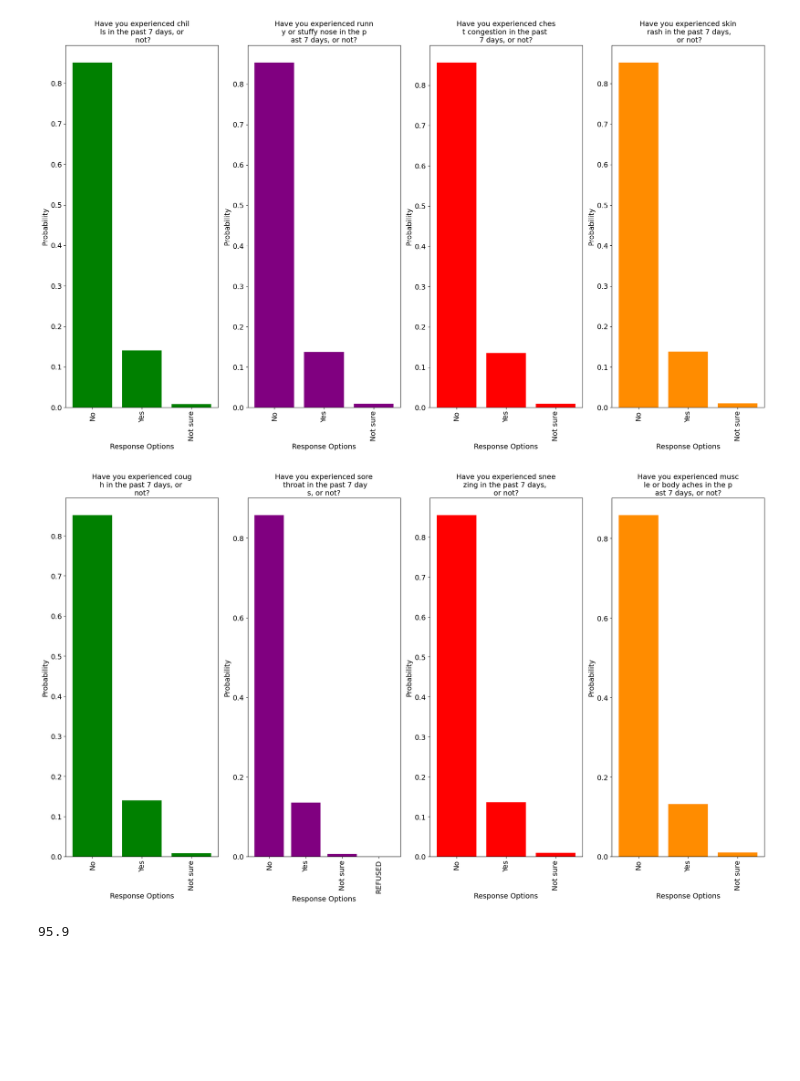
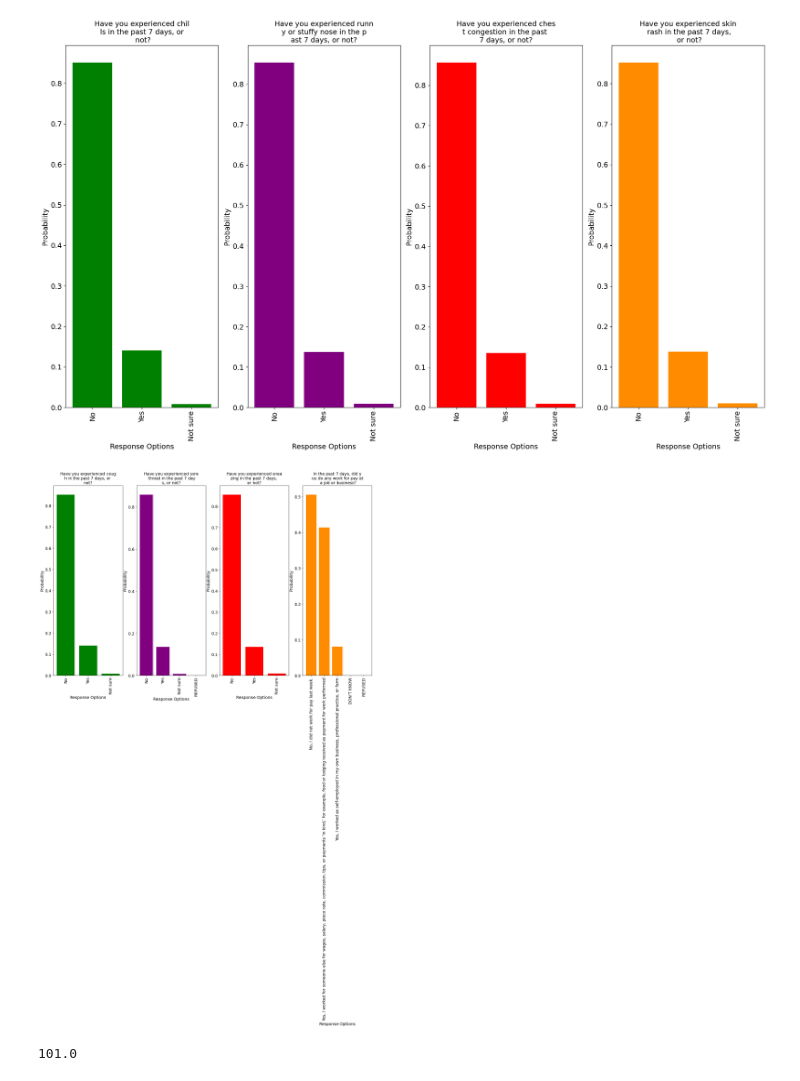
Before and after one commit to Kurmich/ai-agent-based-survey, a Jupyter notebook: generate_scripts.ipynb, the cells around one changed output. Cells and saved outputs as stored; diff of their text form; code cells hidden in the pictures; blank space fills up the shorter version.

```diff
--- a/generate_scripts.ipynb
+++ b/generate_scripts.ipynb
@@ -249,9 +250,9 @@ plot_response_histograms(text_survey_df, codebook, [ 'PHYS1B', 'PHYS1C','PHYS1D'
 # %% [output]
 [figure]
 # %%
-plot_response_histograms(text_survey_df, codebook, [ 'PHYS1F', 'PHYS1G','PHYS1H', 'PHYS1I'], colors = ['green', 'purple', 'red', 'darkorange'])
+plot_response_histograms(text_survey_df, codebook, [ 'PHYS1F', 'PHYS1G','PHYS1H', 'ECON1'], colors = ['green', 'purple', 'red', 'darkorange'])
 # %% [output]
-[figure, old version]
+[figure, new version]
 # %%
 sampling_strategy = [
                      ('AGE7',        'survey'),
@@ -342,7 +343,8 @@ def sample_from_data_distribution(code, text_response_df, codebook):
     #print(probabilities)
     #for c, v in hist.items():
     #    print(c, v)
-    return np.random.choice(probabilities.index, size=1, p=probabilities.values)[0]
+    selected_response = np.random.choice(probabilities.index, size=1, p=probabilities.values)[0]
+    return selected_response.rstrip(string.punctuation)
 
 
 
@@ -354,7 +356,7 @@ print(sample_body_temperature(text_survey_df, codebook))
 #print()
 #print('hello')
 # %% [output]
-95.9
+101.0
 # %%
 #generate transcripts for given indices
 def generate_transcripts(idxs, numeric_response_df, question_codes):
```
Also changed, not shown: parts of 8 cells of this notebook.
